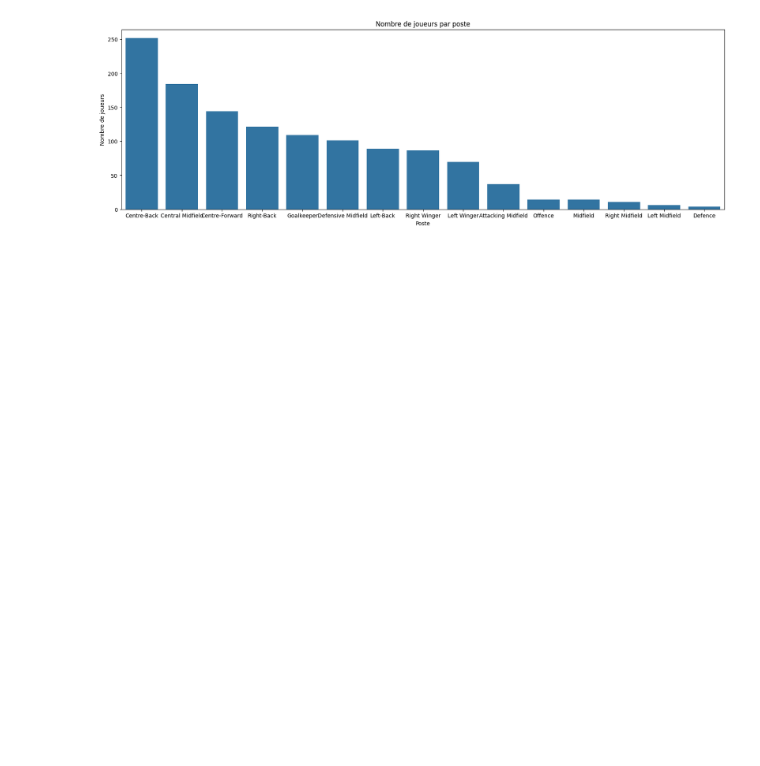
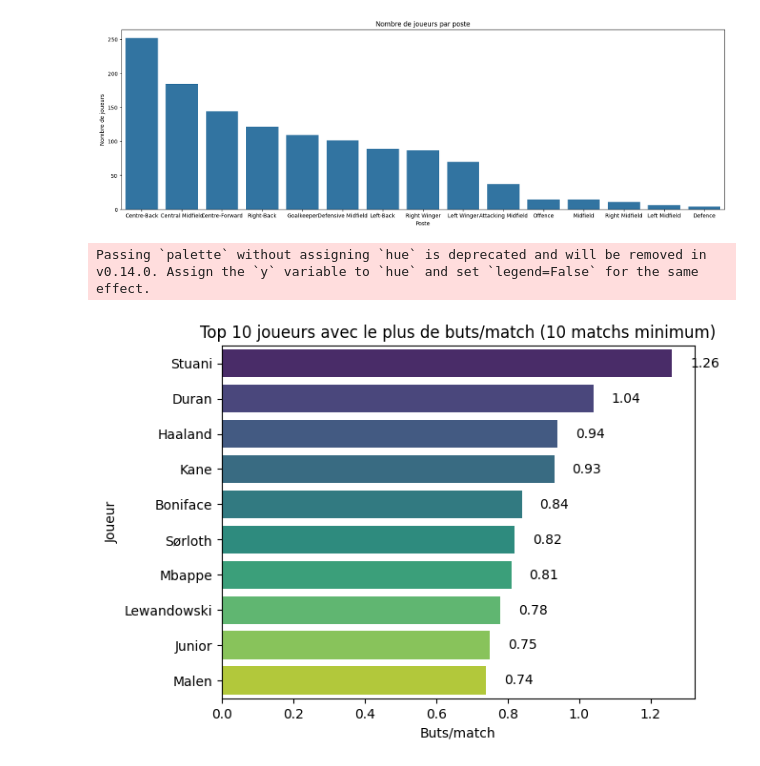
Before and after one commit to BastIA8/VisualisationFootStats, a Jupyter notebook: src/Visualisation.ipynb, the cells around one changed output. Cells and saved outputs as stored; diff of their text form; code cells hidden in the pictures; blank space fills up the shorter version.

Commit message:
[Add] : More Visualisations

```diff
--- a/src/Visualisation.ipynb
+++ b/src/Visualisation.ipynb
@@ -22,0 +27,17 @@ plt.show()
+# %%
+filtered_stats = stats[stats['match_played'] > 10]
+top_scorers = filtered_stats.nlargest(10, 'Goals')
+
+sns.barplot(y=top_scorers['nom'], x=top_scorers['Goals'], palette='viridis')
+plt.title('Top 10 joueurs avec le plus de buts/match (10 matchs minimum)')
+plt.xlabel('Buts/match')
+plt.ylabel('Joueur')
+
+# Ajouter les valeurs sur les barres
+for index, value in enumerate(top_scorers['Goals']):
+    plt.text(value + 0.05, index, f"{value:.2f}", va='center')  # Décalage pour lisibilité
+
+plt.show()
+# %% [output]
+Passing `palette` without assigning `hue` is deprecated and will be removed in v0.14.0. Assign the `y` variable to `hue` and set `legend=False` for the same effect.
+[figure, added]
```
Also changed, not shown: parts of 1 cell of this notebook.
